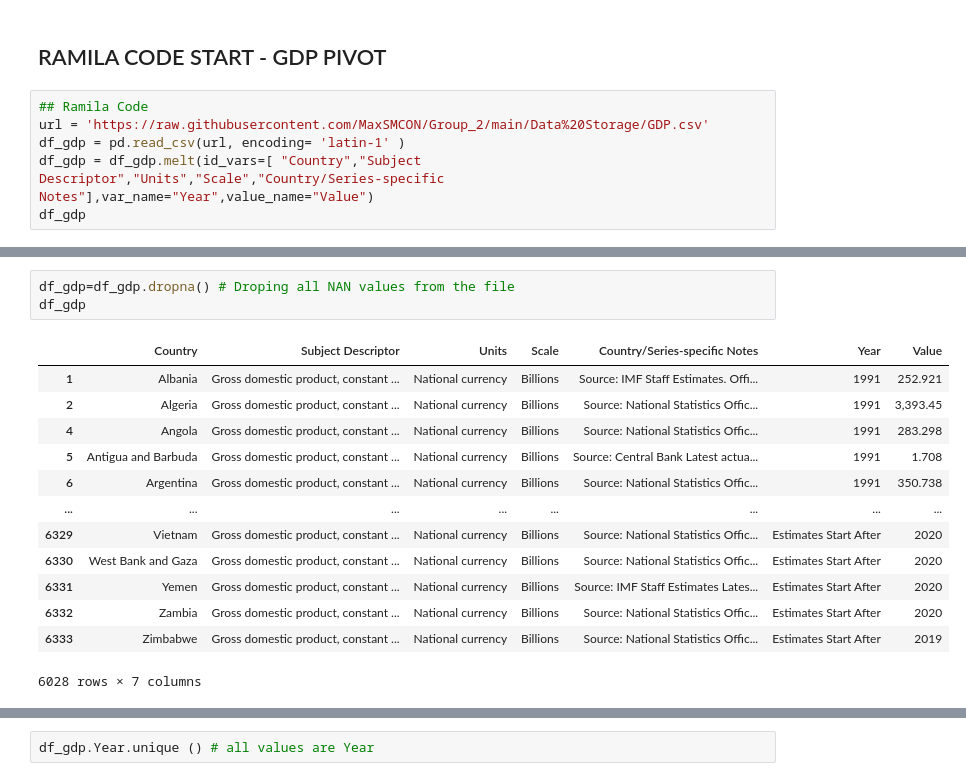
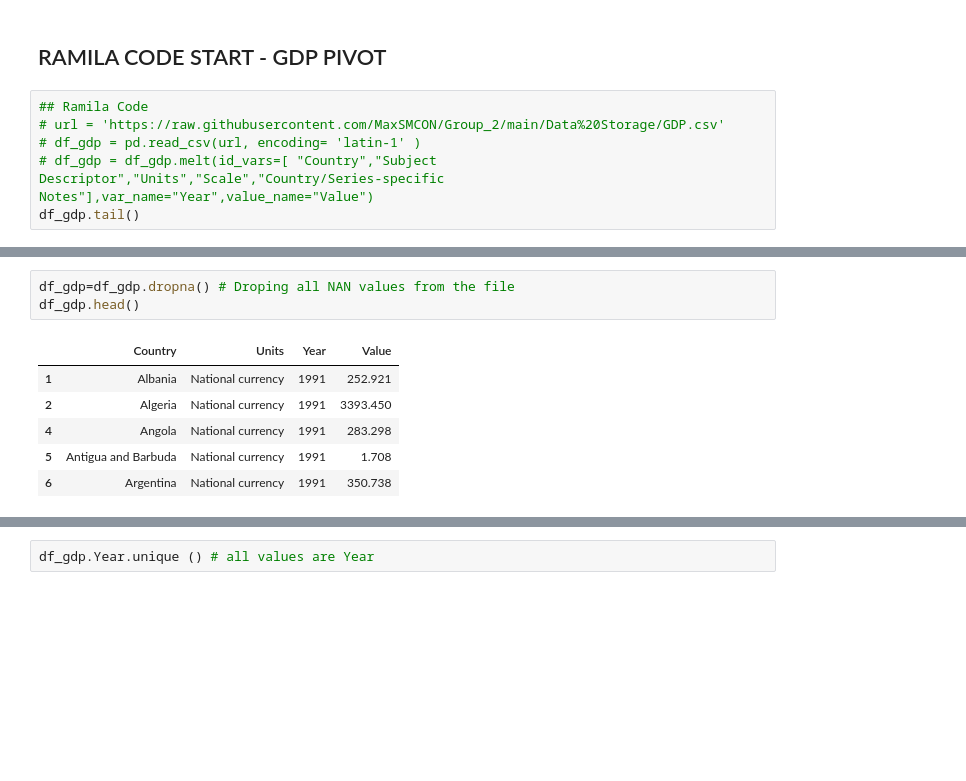
Before and after one commit to MaxSMCON/Group_2, a Jupyter notebook: Group_2_Stats.ipynb, the cells around one changed output, grey strips where cells are left out. Drawn from its saved outputs; the diff is of its cells as text; blank space fills up the shorter version.

```diff
--- a/Group_2_Stats.ipynb
+++ b/Group_2_Stats.ipynb
@@ -84,8 +154,8 @@ df_gdp.head()
 ## RAMILA CODE START - GDP PIVOT
 # %%
 ## Ramila Code
-url = 'https://raw.githubusercontent.com/MaxSMCON/Group_2/main/Data%20Storage/GDP.csv'
-df_gdp = pd.read_csv(url, encoding= 'latin-1' )
-df_gdp = df_gdp.melt(id_vars=[ "Country","Subject Descriptor","Units","Scale","Country/Series-specific Notes"],var_name="Year",value_name="Value")
-df_gdp
+# url = 'https://raw.githubusercontent.com/MaxSMCON/Group_2/main/Data%20Storage/GDP.csv'
+# df_gdp = pd.read_csv(url, encoding= 'latin-1' )
+# df_gdp = df_gdp.melt(id_vars=[ "Country","Subject Descriptor","Units","Scale","Country/Series-specific Notes"],var_name="Year",value_name="Value")
+df_gdp.tail()
 # %% [output]
@@ -105,18 +168,11 @@ df_gdp
 # %%
 df_gdp=df_gdp.dropna() # Droping all NAN values from the file
-df_gdp
+df_gdp.head()
 # %% [output]
-|  | Country | Subject Descriptor | Units | Scale | Country/Series-specific Notes | Year | Value |
-| 1 | Albania | Gross domestic product, constant ... | National currency | Billions | Source: IMF Staff Estimates. Offi... | 1991 | 252.921 |
-| 2 | Algeria | Gross domestic product, constant ... | National currency | Billions | Source: National Statistics Offic... | 1991 | 3,393.45 |
-| 4 | Angola | Gross domestic product, constant ... | National currency | Billions | Source: National Statistics Offic... | 1991 | 283.298 |
-| 5 | Antigua and Barbuda | Gross domestic product, constant ... | National currency | Billions | Source: Central Bank Latest actua... | 1991 | 1.708 |
-| 6 | Argentina | Gross domestic product, constant ... | National currency | Billions | Source: National Statistics Offic... | 1991 | 350.738 |
-| ... | ... | ... | ... | ... | ... | ... | ... |
-| 6329 | Vietnam | Gross domestic product, constant ... | National currency | Billions | Source: National Statistics Offic... | Estimates Start After | 2020 |
-| 6330 | West Bank and Gaza | Gross domestic product, constant ... | National currency | Billions | Source: National Statistics Offic... | Estimates Start After | 2020 |
-| 6331 | Yemen | Gross domestic product, constant ... | National currency | Billions | Source: IMF Staff Estimates Lates... | Estimates Start After | 2020 |
-| 6332 | Zambia | Gross domestic product, constant ... | National currency | Billions | Source: National Statistics Offic... | Estimates Start After | 2020 |
-| 6333 | Zimbabwe | Gross domestic product, constant ... | National currency | Billions | Source: National Statistics Offic... | Estimates Start After | 2019 |
+|  | Country | Units | Year | Value |
+| 1 | Albania | National currency | 1991 | 252.921 |
+| 2 | Algeria | National currency | 1991 | 3393.450 |
+| 4 | Angola | National currency | 1991 | 283.298 |
+| 5 | Antigua and Barbuda | National currency | 1991 | 1.708 |
+| 6 | Argentina | National currency | 1991 | 350.738 |
-6028 rows × 7 columns
 # %%
```
Also changed, not shown: parts of 15 cells of this notebook.
